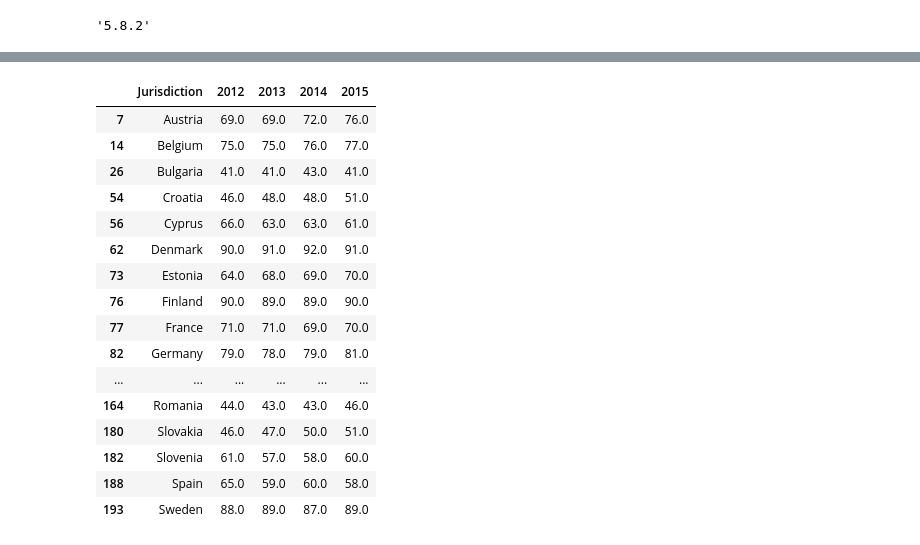
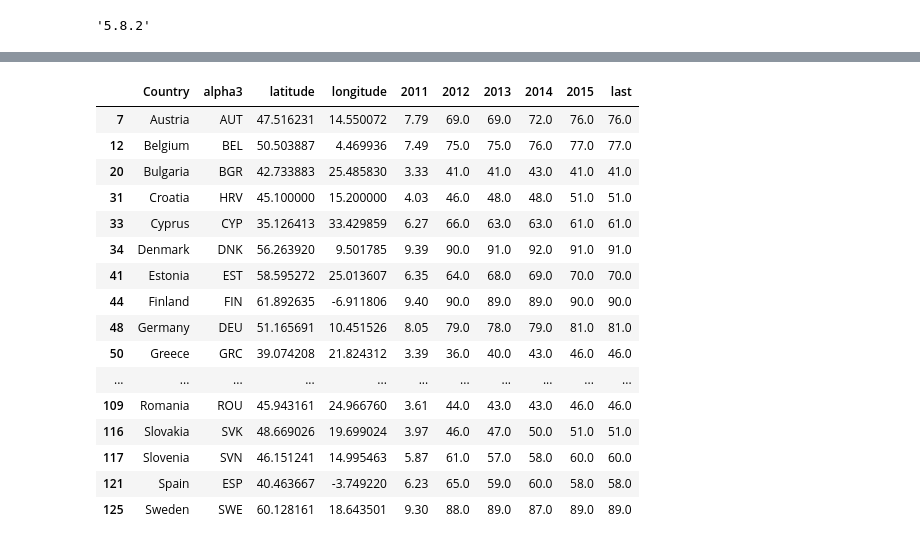
Before and after one commit to fduartej/data_visualization_python, a Jupyter notebook: notebook/CorrupcionPercepcionIndex.ipynb, the cells around one changed output, grey strips where cells are left out. Saved outputs shown, nothing was run; the diff lists cells and outputs as text; code cells hidden in the pictures.

```diff
--- a/notebook/CorrupcionPercepcionIndex.ipynb
+++ b/notebook/CorrupcionPercepcionIndex.ipynb
@@ -119,11 +154,28 @@ import seaborn as sns
 import plotly.express as px
 import cufflinks as cf
 import plotly.graph_objects as go
+import pycountry
+
+def alpha3code(column):
+    CODE=[]
+    for country in column:
+        try:
+            code=pycountry.countries.get(name=country).alpha_3
+           # .alpha_3 means 3-letter country code
+           # .alpha_2 means 2-letter country code
+            CODE.append(code)
+        except:
+            CODE.append('None')
+    return CODE
+
 
 %matplotlib inline
 
 # Import seaborn
+# https://github.com/datasets/corruption-perceptions-index/blob/master/data/cpi.csv
 cpi = pd.read_csv('cpi.csv')
 cpi = cpi.rename(columns={"Jurisdiction": "Country"})
 
-countrycode = pd.read_csv('country_code.csv',delimiter=";")
+
+#https://github.com/melanieshi0120/COVID-19_global_time_series_panel_data/blob/master/data/countries_latitude_longitude.csv
+countrycode = pd.read_csv('countries_latitude_longitude.csv',delimiter=",")
@@ -138,0 +182,3 @@ cpi.head()
+# %%
+cpi['alpha3']=alpha3code(cpi.Country)
+cpi.head()
@@ -164,6 +227,6 @@ cpiEuropa = cpi[(cpi.Country == 'Germany') | (cpi.Country =='Belgium') | (cpi.Co
     ]
 
 #cpiEuropa = cpiEuropa.reset_index(drop=True).set_index('Jurisdiction')
-cpiEuropa = cpiEuropa[['Country','Alpha-3','2011','2012','2013','2014','2015']]
+cpiEuropa = cpiEuropa[['Country','alpha3','latitude','longitude','2011','2012','2013','2014','2015']]
 cpiEuropa
 # %% [output]
@@ -235,23 +369,23 @@ plt.show()
 # %%
 # Crecimiento de la Corrupción en los últimos 5 años (animacion)
-cpiEuropaWIndex = cpiEuropa.reset_index(drop=True).set_index('Jurisdiction')
+cpiEuropaWIndex = cpiEuropa.reset_index(drop=True).set_index('Country')
 cpiEuropa
 # %% [output]
-|  | Jurisdiction | 2012 | 2013 | 2014 | 2015 |
-| 7 | Austria | 69.0 | 69.0 | 72.0 | 76.0 |
-| 14 | Belgium | 75.0 | 75.0 | 76.0 | 77.0 |
-| 26 | Bulgaria | 41.0 | 41.0 | 43.0 | 41.0 |
-| 54 | Croatia | 46.0 | 48.0 | 48.0 | 51.0 |
-| 56 | Cyprus | 66.0 | 63.0 | 63.0 | 61.0 |
-| 62 | Denmark | 90.0 | 91.0 | 92.0 | 91.0 |
-| 73 | Estonia | 64.0 | 68.0 | 69.0 | 70.0 |
-| 76 | Finland | 90.0 | 89.0 | 89.0 | 90.0 |
-| 77 | France | 71.0 | 71.0 | 69.0 | 70.0 |
-| 82 | Germany | 79.0 | 78.0 | 79.0 | 81.0 |
-| ... | ... | ... | ... | ... | ... |
-| 164 | Romania | 44.0 | 43.0 | 43.0 | 46.0 |
-| 180 | Slovakia | 46.0 | 47.0 | 50.0 | 51.0 |
-| 182 | Slovenia | 61.0 | 57.0 | 58.0 | 60.0 |
-| 188 | Spain | 65.0 | 59.0 | 60.0 | 58.0 |
-| 193 | Sweden | 88.0 | 89.0 | 87.0 | 89.0 |
+|  | Country | alpha3 | latitude | longitude | 2011 | 2012 | 2013 | 2014 | 2015 | last |
+| 7 | Austria | AUT | 47.516231 | 14.550072 | 7.79 | 69.0 | 69.0 | 72.0 | 76.0 | 76.0 |
+| 12 | Belgium | BEL | 50.503887 | 4.469936 | 7.49 | 75.0 | 75.0 | 76.0 | 77.0 | 77.0 |
+| 20 | Bulgaria | BGR | 42.733883 | 25.485830 | 3.33 | 41.0 | 41.0 | 43.0 | 41.0 | 41.0 |
+| 31 | Croatia | HRV | 45.100000 | 15.200000 | 4.03 | 46.0 | 48.0 | 48.0 | 51.0 | 51.0 |
+| 33 | Cyprus | CYP | 35.126413 | 33.429859 | 6.27 | 66.0 | 63.0 | 63.0 | 61.0 | 61.0 |
+| 34 | Denmark | DNK | 56.263920 | 9.501785 | 9.39 | 90.0 | 91.0 | 92.0 | 91.0 | 91.0 |
+| 41 | Estonia | EST | 58.595272 | 25.013607 | 6.35 | 64.0 | 68.0 | 69.0 | 70.0 | 70.0 |
+| 44 | Finland | FIN | 61.892635 | -6.911806 | 9.40 | 90.0 | 89.0 | 89.0 | 90.0 | 90.0 |
+| 48 | Germany | DEU | 51.165691 | 10.451526 | 8.05 | 79.0 | 78.0 | 79.0 | 81.0 | 81.0 |
+| 50 | Greece | GRC | 39.074208 | 21.824312 | 3.39 | 36.0 | 40.0 | 43.0 | 46.0 | 46.0 |
+| ... | ... | ... | ... | ... | ... | ... | ... | ... | ... | ... |
+| 109 | Romania | ROU | 45.943161 | 24.966760 | 3.61 | 44.0 | 43.0 | 43.0 | 46.0 | 46.0 |
+| 116 | Slovakia | SVK | 48.669026 | 19.699024 | 3.97 | 46.0 | 47.0 | 50.0 | 51.0 | 51.0 |
+| 117 | Slovenia | SVN | 46.151241 | 14.995463 | 5.87 | 61.0 | 57.0 | 58.0 | 60.0 | 60.0 |
+| 121 | Spain | ESP | 40.463667 | -3.749220 | 6.23 | 65.0 | 59.0 | 60.0 | 58.0 | 58.0 |
+| 125 | Sweden | SWE | 60.128161 | 18.643501 | 9.30 | 88.0 | 89.0 | 87.0 | 89.0 | 89.0 |
 # %%
```
Also changed, not shown: parts of 18 cells of this notebook.
